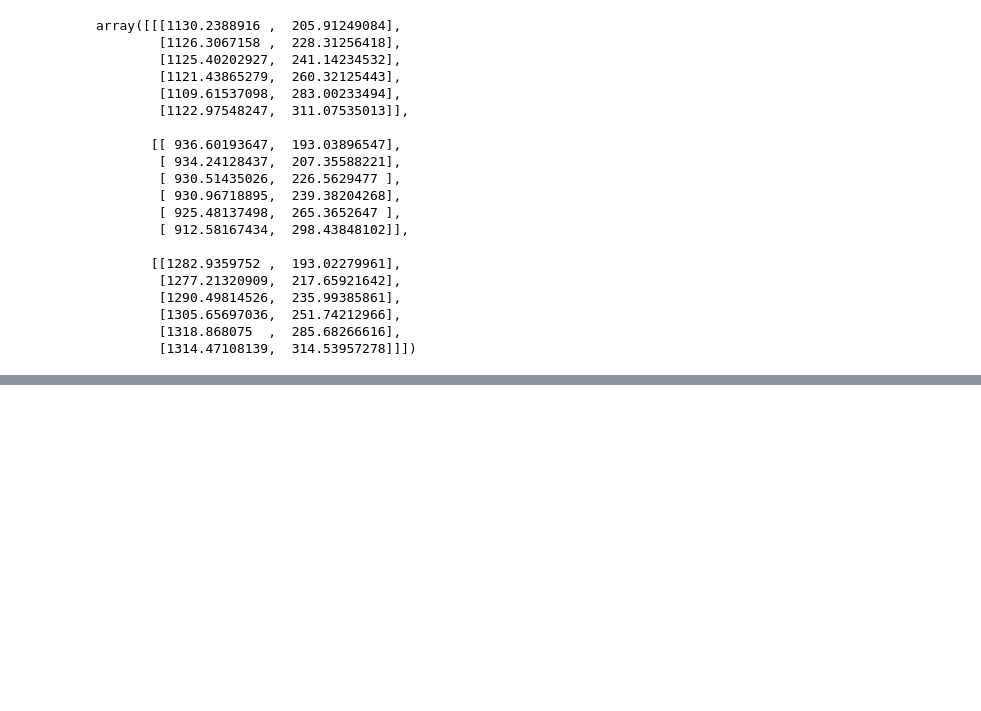
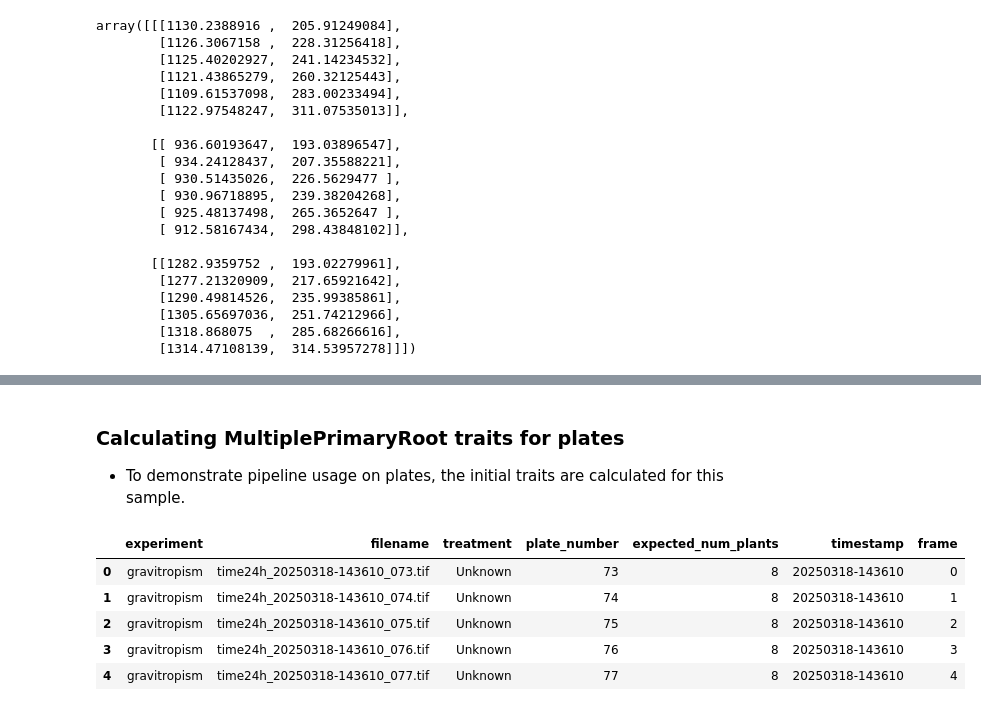
Before and after one commit to talmolab/sleap-roots, a Jupyter notebook: notebooks/MultiplePrimaryRootPipeline.ipynb, the cells around one changed output, grey strips where cells are left out. Cells and saved outputs as stored; diff of their text form; code cells hidden in the pictures; blank space fills up the shorter version.

```diff
--- a/notebooks/MultiplePrimaryRootPipeline.ipynb
+++ b/notebooks/MultiplePrimaryRootPipeline.ipynb
@@ -269,0 +271,14 @@ Finished processing group '7327'
+# %% [markdown]
+### Calculating MultiplePrimaryRoot traits for plates
+- To demonstrate pipeline usage on plates, the initial traits are calculated for this sample.
+# %%
+# Load metadata for plate experiment
+plate_metadata = pd.read_csv("tests/data/rice_graviscan/plate_24hr_metadata.csv")
+plate_metadata
+# %% [output]
+|  | experiment | filename | treatment | plate_number | expected_num_plants | timestamp | frame |
+| 0 | gravitropism | time24h_20250318-143610_073.tif | Unknown | 73 | 8 | 20250318-143610 | 0 |
+| 1 | gravitropism | time24h_20250318-143610_074.tif | Unknown | 74 | 8 | 20250318-143610 | 1 |
+| 2 | gravitropism | time24h_20250318-143610_075.tif | Unknown | 75 | 8 | 20250318-143610 | 2 |
+| 3 | gravitropism | time24h_20250318-143610_076.tif | Unknown | 76 | 8 | 20250318-143610 | 3 |
+| 4 | gravitropism | time24h_20250318-143610_077.tif | Unknown | 77 | 8 | 20250318-143610 | 4 |
```
Also changed, not shown: parts of 18 cells of this notebook, 7 other files.
